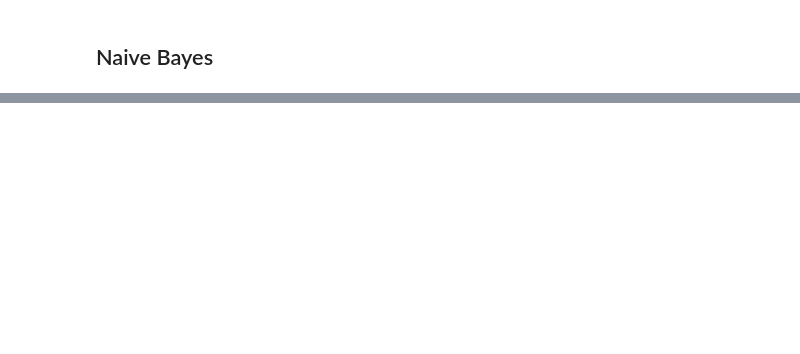
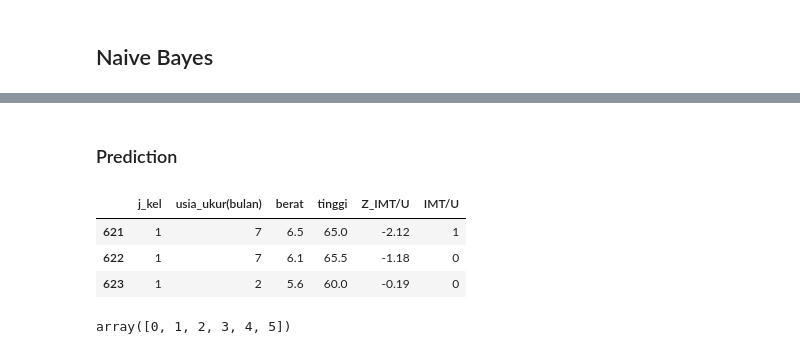
Before and after one commit to mfarizky/deteksi_stunting, a Jupyter notebook: Classification.ipynb, the cells around one changed output, grey strips where cells are left out. Drawn from its saved outputs; the diff is of its cells as text; code cells hidden in the pictures; blank space fills up the shorter version.

```diff
--- a/Classification.ipynb
+++ b/Classification.ipynb
@@ -330,0 +333,13 @@ plt.show()
+# %% [markdown]
+### Prediction
+# %%
+df_IMT.tail(3)
+# %% [output]
+|  | j_kel | usia_ukur(bulan) | berat | tinggi | Z_IMT/U | IMT/U |
+| 621 | 1 | 7 | 6.5 | 65.0 | -2.12 | 1 |
+| 622 | 1 | 7 | 6.1 | 65.5 | -1.18 | 0 |
+| 623 | 1 | 2 | 5.6 | 60.0 | -0.19 | 0 |
+# %%
+df_IMT['IMT/U'].unique()
+# %% [output]
+array([0, 1, 2, 3, 4, 5])
```
Also changed, not shown: parts of 35 cells of this notebook.
